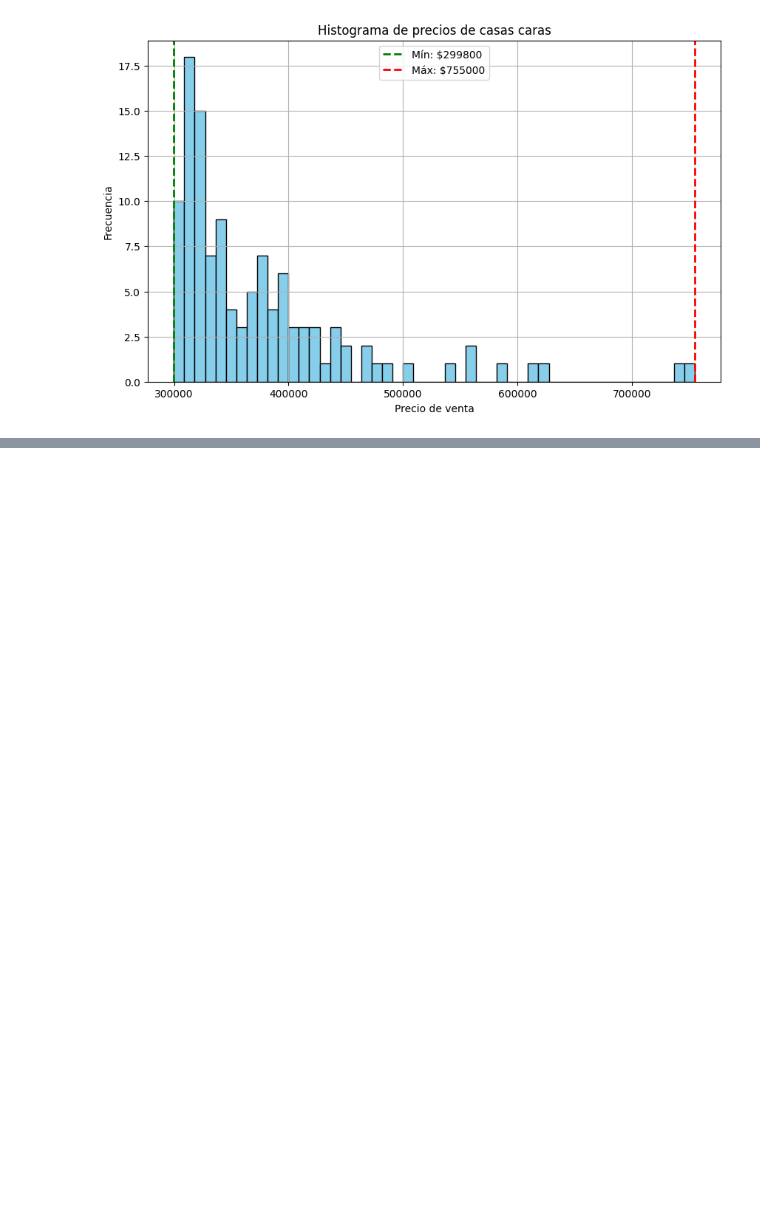
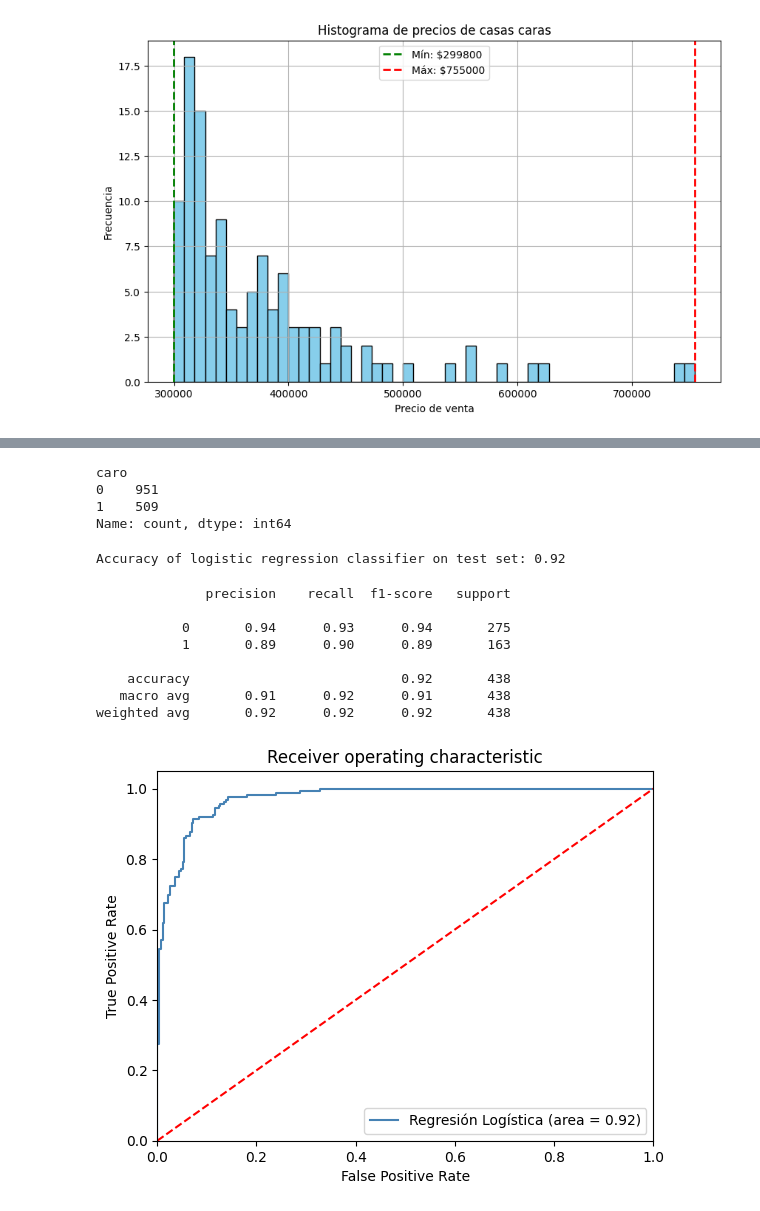
Before and after one commit to DiegoDuaS/LogisticRegression, a Jupyter notebook: actividades.ipynb, the cells around one changed output, grey strips where cells are left out. Saved outputs shown, nothing was run; the diff lists cells and outputs as text; code cells hidden in the pictures; blank space fills up the shorter version.

```diff
--- a/actividades.ipynb
+++ b/actividades.ipynb
@@ -177,0 +367,4 @@ Precio máximo (caro): $755000
+# %%
+df_final_house = house_prices.drop(['price_group', 'medio', 'barato'], axis=1)
+
+print(df_final_house.head())
@@ -177,0 +389,46 @@ Precio máximo (caro): $755000
+# %%
+y = df_final_house.pop("caro")
+X = df_final_house
+X.drop(["SalePrice"], axis=1, inplace=True)
+X_train, X_test,y_train, y_test = train_test_split(X, y,test_size=0.3,train_size=0.7)
+# %%
+y.value_counts()
+# %% [output]
+caro
+0    951
+1    509
+Name: count, dtype: int64
+# %%
+logReg = LogisticRegression(solver='liblinear')
+result = logReg.fit(X_train,y_train)
+# %%
+y_pred = logReg.predict(X_test)
+print('Accuracy of logistic regression classifier on test set: {:.2f}'.format(logReg.score(X_test, y_test)))
+# %% [output]
+Accuracy of logistic regression classifier on test set: 0.92
+# %%
+print(classification_report(y_test,y_pred))
+
+logit_roc_auc = roc_auc_score(y_test, logReg.predict(X_test))
+fpr, tpr, thresholds = roc_curve(y_test, logReg.predict_proba(X_test)[:,1])
+plt.figure()
+plt.plot(fpr, tpr, label='Regresión Logística (area = %0.2f)' % logit_roc_auc, color="steelblue")
+plt.plot([0, 1], [0, 1],'r--')
+plt.xlim([0.0, 1.0])
+plt.ylim([0.0, 1.05])
+plt.xlabel('False Positive Rate')
+plt.ylabel('True Positive Rate')
+plt.title('Receiver operating characteristic')
+plt.legend(loc="lower right")
+plt.savefig('Log_ROC')
+plt.show()
+# %% [output]
+              precision    recall  f1-score   support
+
+           0       0.94      0.93      0.94       275
+           1       0.89      0.90      0.89       163
+
+    accuracy                           0.92       438
+   macro avg       0.91      0.92      0.91       438
+weighted avg       0.92      0.92      0.92       438
+[figure, added]
```
Also changed, not shown: parts of 26 cells of this notebook, 2 other files.
